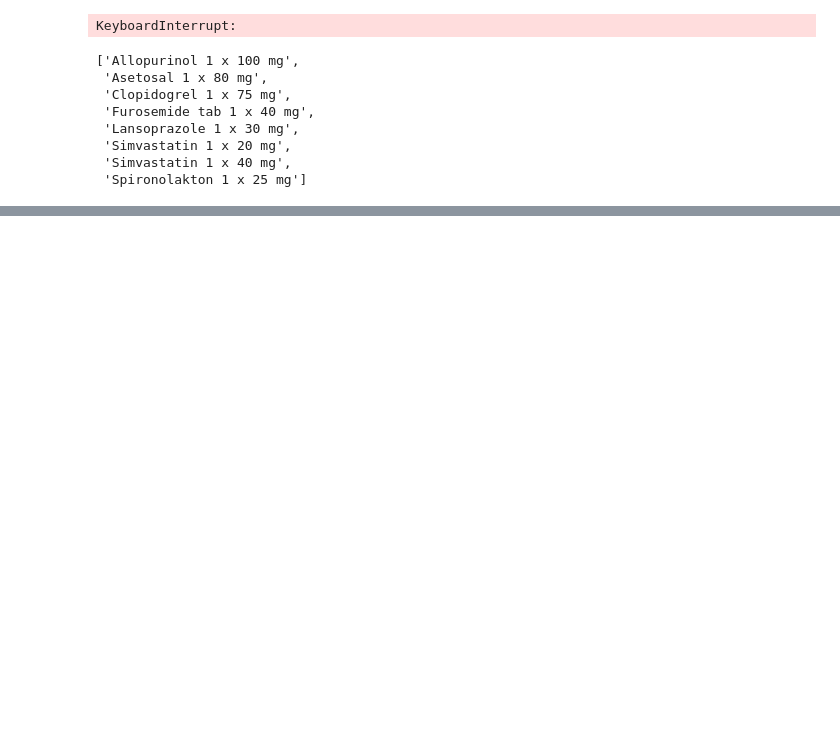
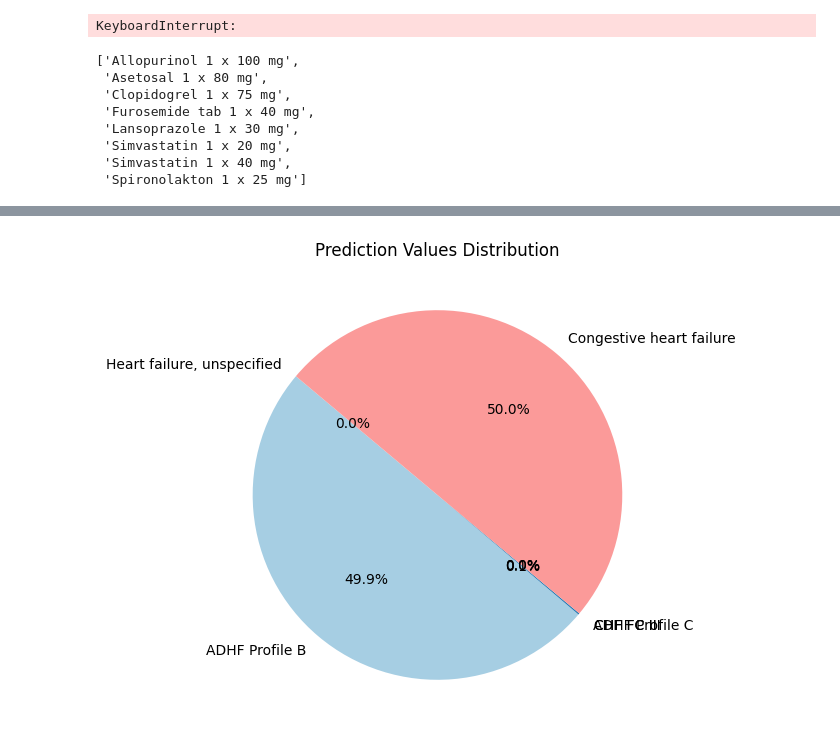
Before and after one commit to mrb-haqee/medical-math, a Jupyter notebook: python/test.ipynb, the cells around one changed output, grey strips where cells are left out. Cells and saved outputs as stored; diff of their text form; code cells hidden in the pictures; blank space fills up the shorter version.

```diff
--- a/python/test.ipynb
+++ b/python/test.ipynb
@@ -146,0 +291,14 @@ transform_label(mlbs_loaded, "OB", pred)
+# %%
+import matplotlib.pyplot as plt
+
+# Data prediksi dan label
+predictions = [0.999247909, 0.00230535911, 8.91159e-06, 1.08905046e-11, 1.0, 7.30653732e-11]
+labels = ['ADHF Profile B', 'ADHF Profile C', 'CHF FC II', 'CHF FC III', 'Congestive heart failure', 'Heart failure, unspecified']
+
+# Membuat pie chart
+plt.figure(figsize=(10, 6))
+plt.pie(predictions, labels=labels, autopct='%1.1f%%', startangle=140, colors=plt.cm.Paired.colors)
+plt.title('Prediction Values Distribution')
+plt.show()
+# %% [output]
+[figure, added]
```
Also changed, not shown: parts of 3 cells of this notebook, 40 other files.
